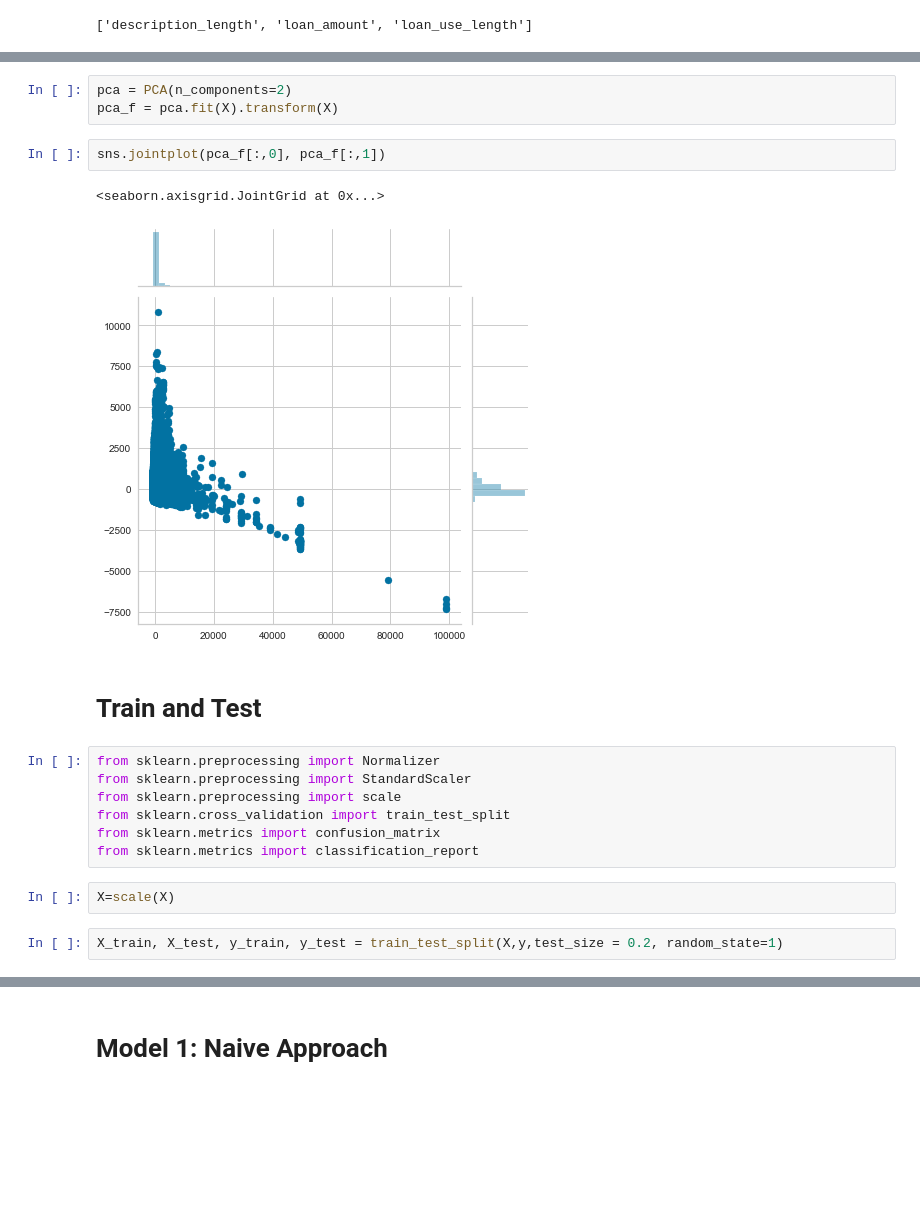
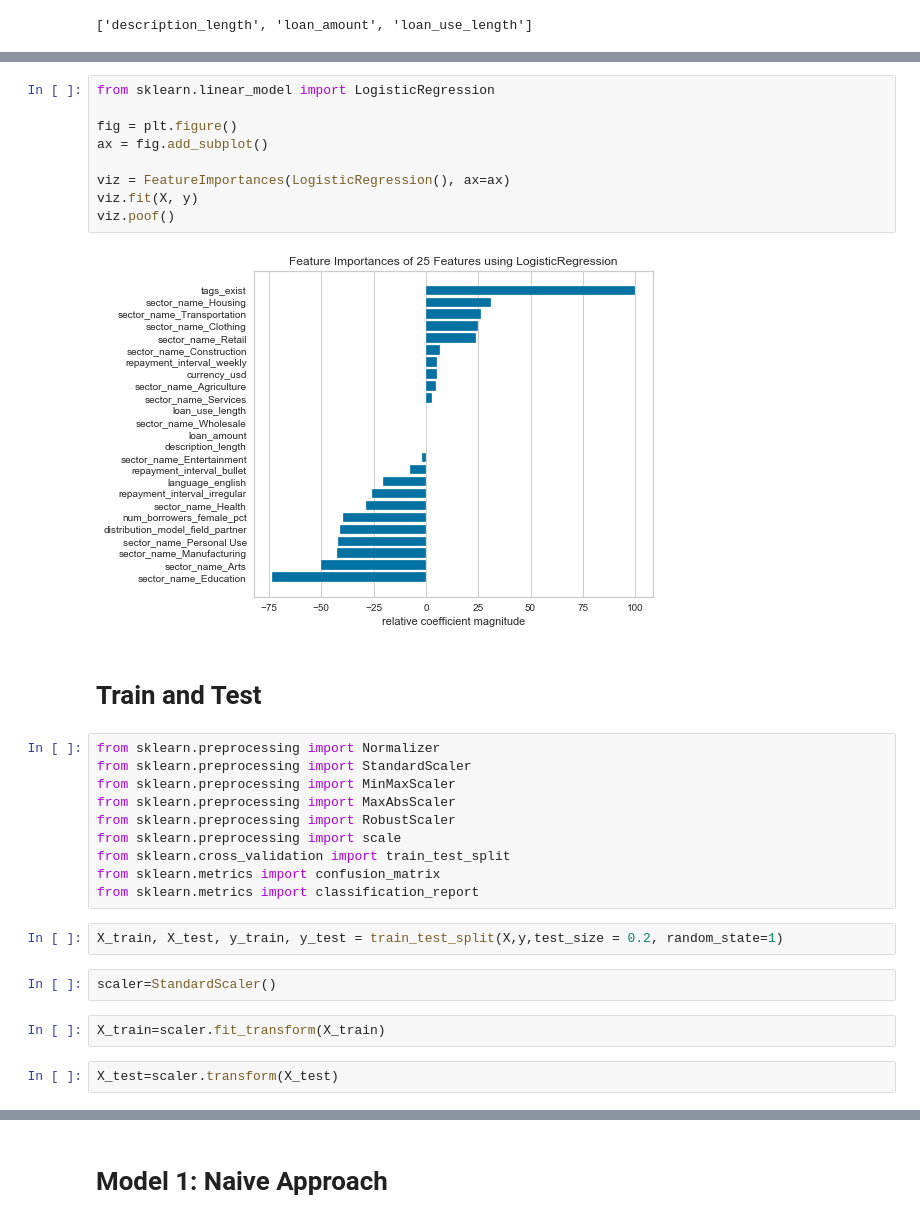
Before and after one commit to georgetown-analytics/Kiva, a Jupyter notebook: Model/Kiva_modeling.ipynb, the cells around one changed output, grey strips where cells are left out. Drawn from its saved outputs; the diff is of its cells as text; blank space fills up the shorter version.

```diff
--- a/Model/Kiva_modeling.ipynb
+++ b/Model/Kiva_modeling.ipynb
@@ -136,21 +134,31 @@ visualizer.poof()                   # Draw/show/poof the data
-# %%
-pca = PCA(n_components=2)
-pca_f = pca.fit(X).transform(X)
-# %%
-sns.jointplot(pca_f[:,0], pca_f[:,1])
-# %% [output]
-<seaborn.axisgrid.JointGrid at 0x...>
-[figure, removed]
+# %%
+from sklearn.linear_model import LogisticRegression
+
+fig = plt.figure()
+ax = fig.add_subplot()
+
+viz = FeatureImportances(LogisticRegression(), ax=ax)
+viz.fit(X, y)
+viz.poof()
+# %% [output]
+[figure, added]
 # %% [markdown]
 # Train and Test
 # %%
 from sklearn.preprocessing import Normalizer
 from sklearn.preprocessing import StandardScaler
+from sklearn.preprocessing import MinMaxScaler
+from sklearn.preprocessing import MaxAbsScaler
+from sklearn.preprocessing import RobustScaler
 from sklearn.preprocessing import scale
 from sklearn.cross_validation import train_test_split
 from sklearn.metrics import confusion_matrix
 from sklearn.metrics import classification_report
-# %%
-X=scale(X)
 # %%
 X_train, X_test, y_train, y_test = train_test_split(X,y,test_size = 0.2, random_state=1)
+# %%
+scaler=StandardScaler()
+# %%
+X_train=scaler.fit_transform(X_train)
+# %%
+X_test=scaler.transform(X_test)
```
Also changed, not shown: parts of 58 cells of this notebook.
